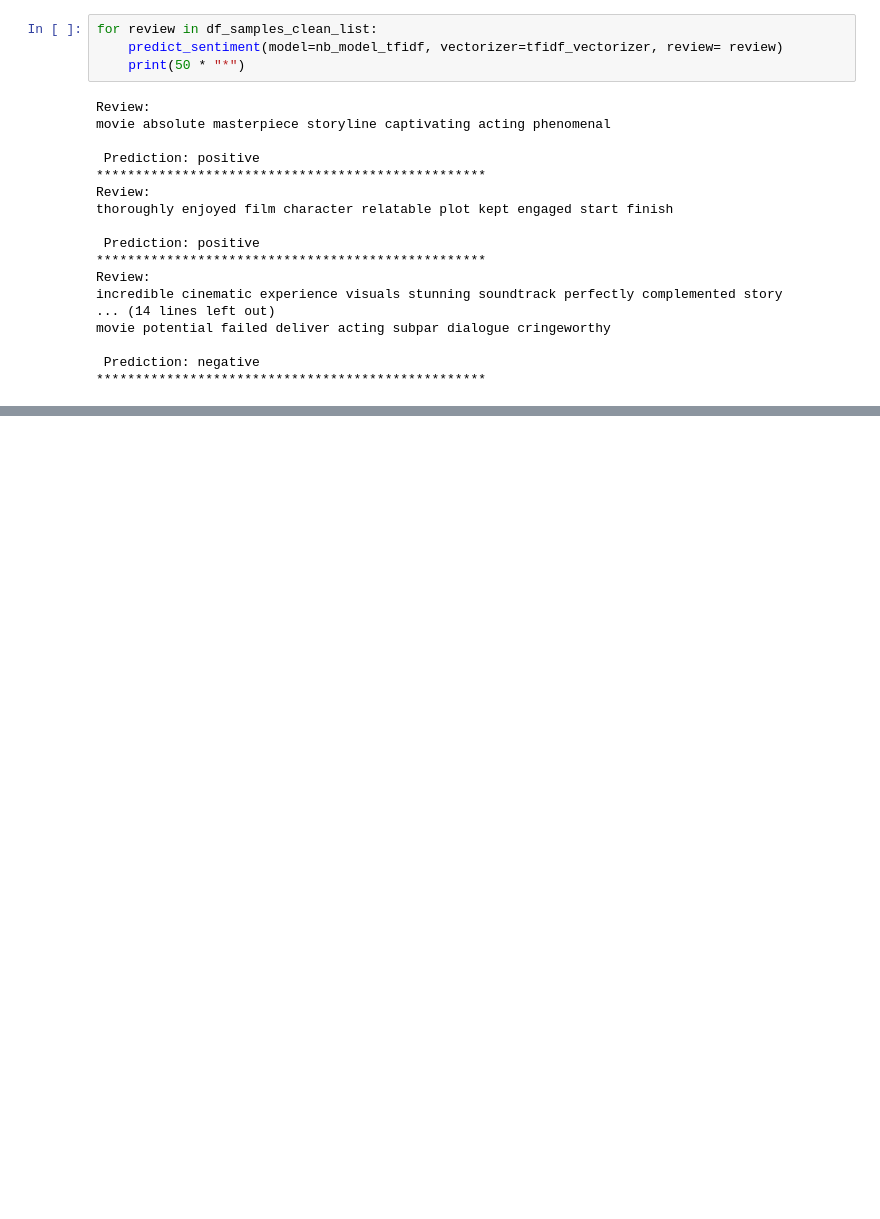
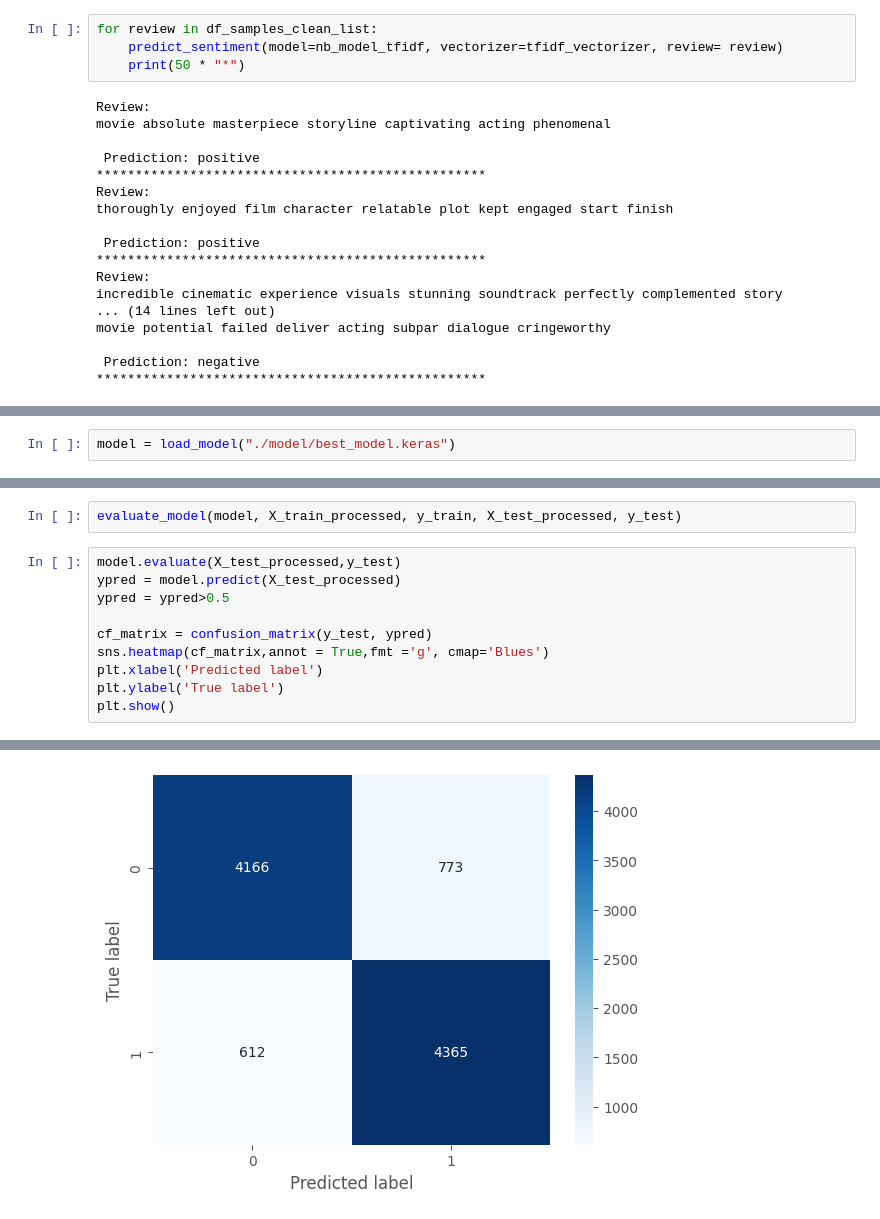
Before and after one commit to kanitvural/evolution_of_sentiment_analysis_using_imdb_dataset, a Jupyter notebook: imdb_sentiment_analysis.ipynb, the cells around one changed output, grey strips where cells are left out. Saved outputs shown, nothing was run; the diff lists cells and outputs as text; blank space fills up the shorter version.

```diff
--- a/imdb_sentiment_analysis.ipynb
+++ b/imdb_sentiment_analysis.ipynb
@@ -515,0 +686,2 @@ movie potential failed deliver acting subpar dialogue cringeworthy
+# %%
+model = load_model("./model/best_model.keras")
@@ -515,0 +740,13 @@ movie potential failed deliver acting subpar dialogue cringeworthy
+# %%
+evaluate_model(model, X_train_processed, y_train, X_test_processed, y_test)
+# %%
+model.evaluate(X_test_processed,y_test)
+ypred = model.predict(X_test_processed)
+ypred = ypred>0.5
+
+cf_matrix = confusion_matrix(y_test, ypred)
+sns.heatmap(cf_matrix,annot = True,fmt ='g', cmap='Blues')
+plt.xlabel('Predicted label')
+plt.ylabel('True label')
+plt.show()
+# %% [output]
@@ -515,0 +754 @@ movie potential failed deliver acting subpar dialogue cringeworthy
+[figure, added]
```
Also changed, not shown: parts of 40 cells of this notebook, 2 other files.
